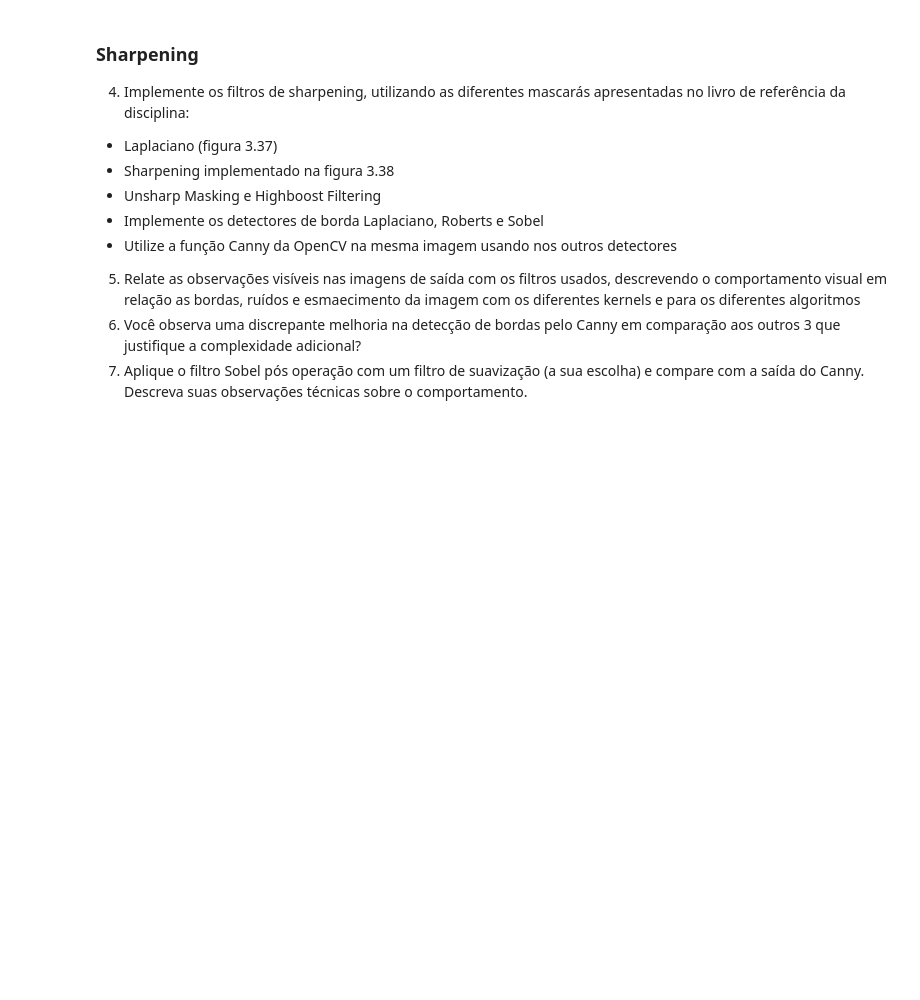
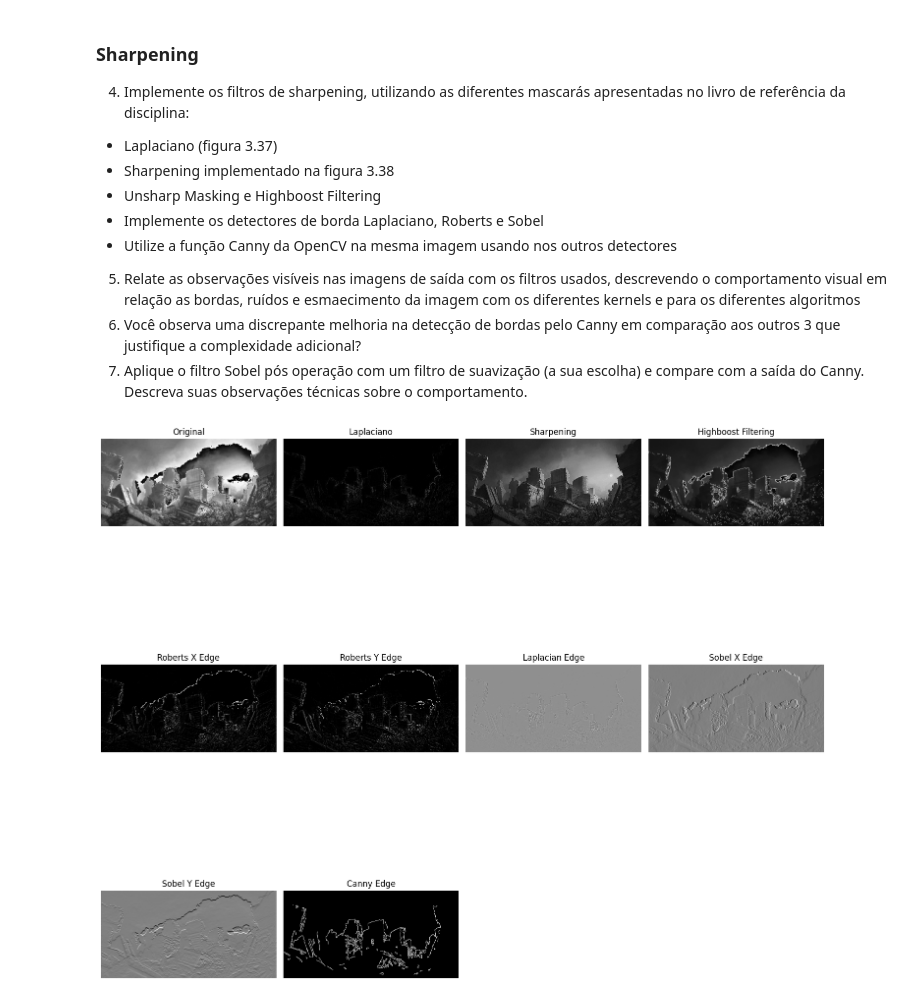
Before and after one commit to thomashammes/processamento-de-imagens-atividade-pratica, a Jupyter notebook: Pratica2 - Filtragem Espacial.ipynb, the cells around one changed output. Drawn from its saved outputs; the diff is of its cells as text; code cells hidden in the pictures; blank space fills up the shorter version.

```diff
--- a/Pratica2 - Filtragem Espacial.ipynb
+++ b/Pratica2 - Filtragem Espacial.ipynb
@@ -176,43 +153,97 @@ img_gray = cv2.imread('data/t1.jpg', cv2.IMREAD_GRAYSCALE)
 # Função para aplicar um filtro à imagem
 def apply_filter(image, kernel):
     image = image.astype(np.float32)
     filtered_image = cv2.filter2D(image, -1, kernel)
     filtered_image = np.clip(filtered_image, 0, 255).astype(np.uint8)
     return filtered_image
 
 # Filtros de Sharpening
 laplacian_kernel = np.array([[0, -1, 0], [-1, 4, -1], [0, -1, 0]], dtype=np.float32)
 sharpening_kernel = np.array([[0, -1, 0], [-1, 5, -1], [0, -1, 0]], dtype=np.float32)
 unsharp_mask_kernel = np.array([[-1, -1, -1], [-1, 9, -1], [-1, -1, -1]], dtype=np.float32)
 highboost_filtering_kernel = np.array([[-1, -1, -1], [-1, 8, -1], [-1, -1, -1]], dtype=np.float32)
 
 # Aplicar Filtros de Sharpening
 laplacian_output = apply_filter(img_gray, laplacian_kernel)
 sharpening_output = apply_filter(img_gray, sharpening_kernel)
 unsharp_mask_output = apply_filter(img_gray, unsharp_mask_kernel)
 highboost_output = apply_filter(img_gray, highboost_filtering_kernel)
 
 # Detectores de Borda
 laplacian_edge = cv2.Laplacian(img_gray, cv2.CV_64F)
 roberts_edge_x = cv2.filter2D(img_gray, -1, np.array([[1, 0], [0, -1]], dtype=np.float32))
 roberts_edge_y = cv2.filter2D(img_gray, -1, np.array([[0, 1], [-1, 0]], dtype=np.float32))
 sobel_edge_x = cv2.Sobel(img_gray, cv2.CV_64F, 1, 0, ksize=3)
 sobel_edge_y = cv2.Sobel(img_gray, cv2.CV_64F, 0, 1, ksize=3)
 
 # Função Canny
 canny_output = cv2.Canny(img_gray, 100, 200)
 
-# Mostrar as imagens
-cv2.imshow('Laplacian', laplacian_output)
-cv2.imshow('Sharpening', sharpening_output)
-cv2.imshow('Unsharp Masking', unsharp_mask_output)
-cv2.imshow('Highboost Filtering', highboost_output)
-cv2.imshow('Laplacian Edge Detection', laplacian_edge)
-cv2.imshow('Roberts X-Edge Detection', roberts_edge_x)
-cv2.imshow('Roberts Y-Edge Detection', roberts_edge_y)
-cv2.imshow('Sobel X-Edge Detection', sobel_edge_x)
-cv2.imshow('Sobel Y-Edge Detection', sobel_edge_y)
-cv2.imshow('Canny Edge Detection', canny_output)
+# Definir o layout dos subplots
+plt.figure(figsize=(15, 15))
 
-cv2.waitKey(0)
-cv2.destroyAllWindows()
+# Subplot 1: Original
+plt.subplot(3, 4, 1)
+plt.imshow(img_grayscale_basic, cmap='gray')
+plt.title('Original')
+plt.axis('off')
+
+# Subplot 2: Laplaciano
+plt.subplot(3, 4, 2)
+plt.imshow(laplacian_output, cmap='gray')
+plt.title('Laplaciano')
+plt.axis('off')
+
+# Subplot 3: Sharpening
+plt.subplot(3, 4, 3)
+plt.imshow(sharpening_output, cmap='gray')
+plt.title('Sharpening')
+plt.axis('off')
+
+# Subplot 4: Unsharp Masking
+plt.subplot(3, 4, 4)
+plt.imshow(highboost_filtering, cmap='gray')
+plt.title('Highboost Filtering')
+plt.axis('off')
+
+# Subplot 5: Roberts X Edge
+plt.subplot(3, 4, 5)
+plt.imshow(roberts_x_edge, cmap='gray')
+plt.title('Roberts X Edge')
+plt.axis('off')
+
+# Subplot 6: Roberts Y Edge
+plt.subplot(3, 4, 6)
+plt.imshow(roberts_y_edge, cmap='gray')
+plt.title('Roberts Y Edge')
+plt.axis('off')
+
+# Subplot 7: Laplacian Edge
+plt.subplot(3, 4, 7)
+plt.imshow(laplacian_edge, cmap='gray')
+plt.title('Laplacian Edge')
+plt.axis('off')
+
+# Subplot 8: Sobel X Edge
+plt.subplot(3, 4, 8)
+plt.imshow(sobel_x_edge, cmap='gray')
+plt.title('Sobel X Edge')
+plt.axis('off')
+
+# Subplot 9: Sobel Y Edge
+plt.subplot(3, 4, 9)
+plt.imshow(sobel_y_edge, cmap='gray')
+plt.title('Sobel Y Edge')
+plt.axis('off')
+
+# Subplot 10: Canny Edge
+plt.subplot(3, 4, 10)
+plt.imshow(canny_output, cmap='gray')
+plt.title('Canny Edge')
+plt.axis('off')
+
+# Ajustar o layout para evitar sobreposições
+plt.tight_layout()
+plt.show()
+# %% [output]
+[figure, added]
```
Also changed, not shown: parts of 2 cells of this notebook.
